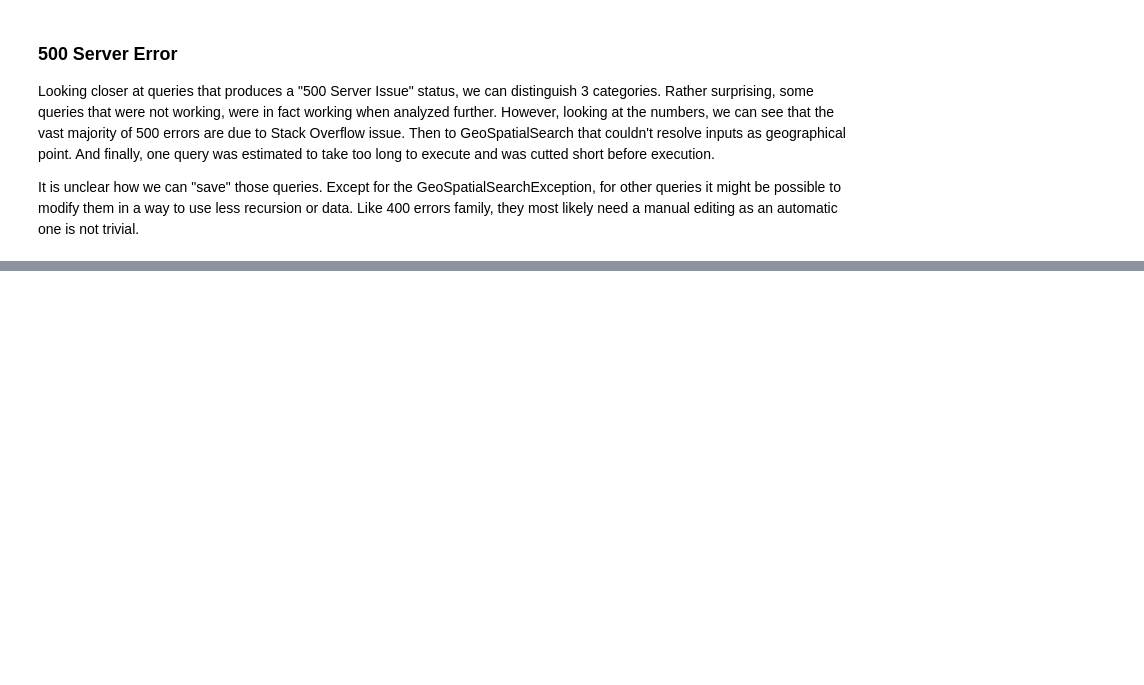
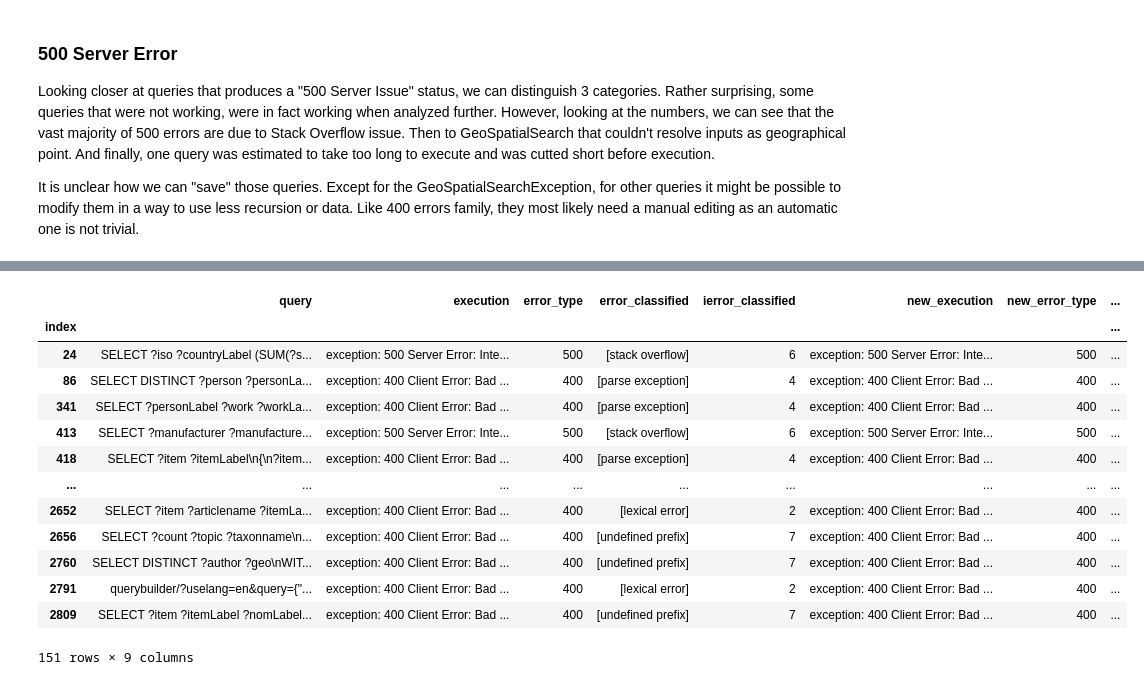
Before and after one commit to Gratic/Finetuning-LLM-for-SPARQL-generation, a Jupyter notebook: scripts/Analyse_execution_queries.ipynb, the cells around one changed output, grey strips where cells are left out. Saved outputs shown, nothing was run; the diff lists cells and outputs as text; code cells hidden in the pictures; blank space fills up the shorter version.

```diff
--- a/scripts/Analyse_execution_queries.ipynb
+++ b/scripts/Analyse_execution_queries.ipynb
@@ -326,0 +378,21 @@ Name: count, dtype: int64
+# %%
+df_new_exec = df_fail[['query', 'execution', 'error_type', 'error_classified', 'ierror_classified']].copy()
+df_new_exec['new_execution'] = df_new_exec.apply(lambda x: send_query_to_api(x['query']), axis=1)
+df_new_exec['new_error_type'] = df_new_exec.apply(lambda x: find_error_type(x['new_execution']), axis=1)
+df_new_exec['new_error_classified'] = df_new_exec.apply(lambda x: classify_400_or_500_errors(x['new_execution']), axis=1)
+df_new_exec['inew_error_classified'] = df_new_exec.apply(lambda x: errors_index[x['new_error_classified'][0]] if isinstance(x['new_error_classified'], list) else None, axis=1)
+# %% [output]
+|  | query | execution | error_type | error_classified | ierror_classified | new_execution | new_error_type | ... |
+| index |  |  |  |  |  |  |  | ... |
+| 24 | SELECT ?iso ?countryLabel (SUM(?s... | exception: 500 Server Error: Inte... | 500 | [stack overflow] | 6 | exception: 500 Server Error: Inte... | 500 | ... |
+| 86 | SELECT DISTINCT ?person ?personLa... | exception: 400 Client Error: Bad ... | 400 | [parse exception] | 4 | exception: 400 Client Error: Bad ... | 400 | ... |
+| 341 | SELECT ?personLabel ?work ?workLa... | exception: 400 Client Error: Bad ... | 400 | [parse exception] | 4 | exception: 400 Client Error: Bad ... | 400 | ... |
+| 413 | SELECT ?manufacturer ?manufacture... | exception: 500 Server Error: Inte... | 500 | [stack overflow] | 6 | exception: 500 Server Error: Inte... | 500 | ... |
+| 418 | SELECT ?item ?itemLabel\n{\n?item... | exception: 400 Client Error: Bad ... | 400 | [parse exception] | 4 | exception: 400 Client Error: Bad ... | 400 | ... |
+| ... | ... | ... | ... | ... | ... | ... | ... | ... |
+| 2652 | SELECT ?item ?articlename ?itemLa... | exception: 400 Client Error: Bad ... | 400 | [lexical error] | 2 | exception: 400 Client Error: Bad ... | 400 | ... |
+| 2656 | SELECT ?count ?topic ?taxonname\n... | exception: 400 Client Error: Bad ... | 400 | [undefined prefix] | 7 | exception: 400 Client Error: Bad ... | 400 | ... |
+| 2760 | SELECT DISTINCT ?author ?geo\nWIT... | exception: 400 Client Error: Bad ... | 400 | [undefined prefix] | 7 | exception: 400 Client Error: Bad ... | 400 | ... |
+| 2791 | querybuilder/?uselang=en&query={"... | exception: 400 Client Error: Bad ... | 400 | [lexical error] | 2 | exception: 400 Client Error: Bad ... | 400 | ... |
+| 2809 | SELECT ?item ?itemLabel ?nomLabel... | exception: 400 Client Error: Bad ... | 400 | [undefined prefix] | 7 | exception: 400 Client Error: Bad ... | 400 | ... |
+151 rows × 9 columns
```
Also changed, not shown: parts of 11 cells of this notebook.
